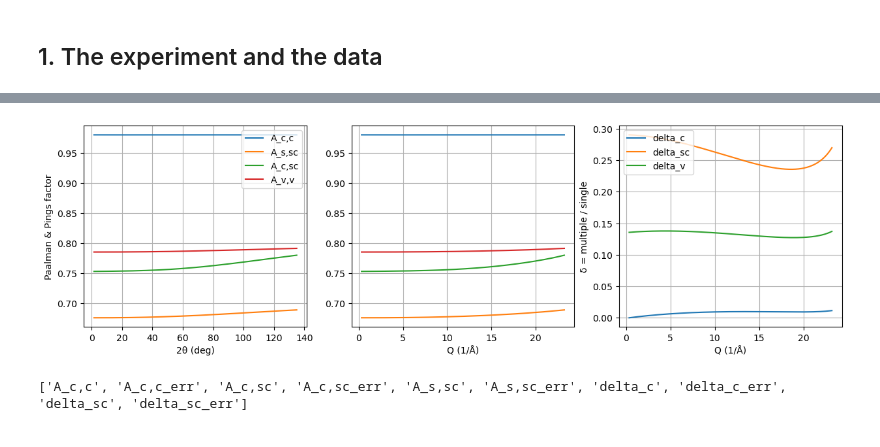
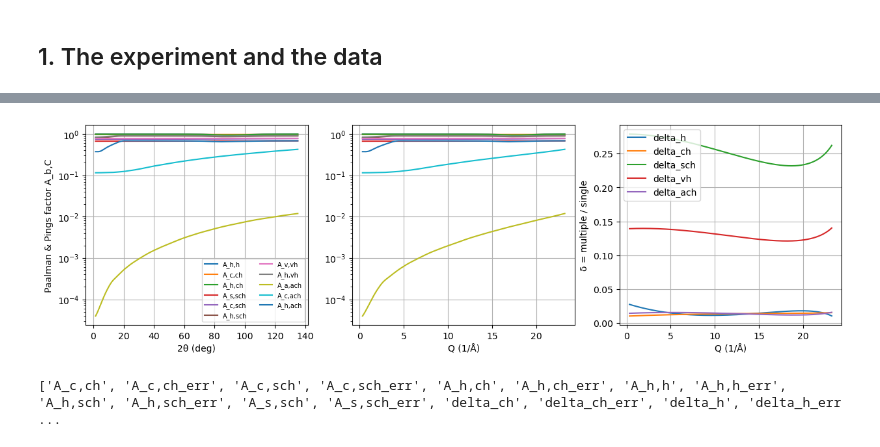
Before and after one commit to gabrielcuello/ToScaNA, a Jupyter notebook: example/D4_corrections_example.ipynb, the cells around one changed output, grey strips where cells are left out. Saved outputs shown, nothing was run; the diff lists cells and outputs as text; code cells hidden in the pictures.

```diff
--- a/example/D4_corrections_example.ipynb
+++ b/example/D4_corrections_example.ipynb
@@ -53,10 +78,9 @@ plt.rcParams.update({"figure.figsize": (12, 4), "axes.grid": True})
 with contextlib.redirect_stdout(io.StringIO()):          # Measurement prints a summary
     m = Measurement(getRunningParams("Ni_powder.par"))
 lam = m.wavelength
-names = {"sample": "I_SCE", "container": "I_CE", "environment": "I_E",
+names = {"environment": "I_E", "container": "I_CE", "sample": "I_SCE",
          "vanadium": "I_VE", "absorber": "I_ACE"}
 files = {k: f"data/{n}.{INPUT}" for k, n in names.items()}
-files["empty"] = files["environment"]                    # background: the empty environment
 
 data = {}
 for key, path in files.items():
@@ -122,19 +154,20 @@ P (b at/A^3 mm) : {'c': 0.07384, 's': 2.07611, 'v': 1.33812}
 # %%
 fig, ax = plt.subplots(1, 3, figsize=(15, 4))
-for key, a in {**fs.A, **fv.A}.items():
-    ax[0].plot(theta, a, label=key)
-    ax[1].plot(q, a, label=key)
-for key, d in {**fs.delta, **fv.delta}.items():
-    ax[2].plot(q, d, label=key)
-ax[0].set(xlabel="2θ (deg)", ylabel="Paalman & Pings factor"); ax[0].legend()
-ax[1].set(xlabel="Q (1/Å)"); ax[2].set(xlabel="Q (1/Å)", ylabel="δ = multiple / single"); ax[2].legend()
+for f in (fs, fv, fa):
+    for key, a in f.A.items():
+        ax[0].plot(theta, a, label=key)
+        ax[1].plot(q, a, label=key)
+    for key, d in f.delta.items():
+        ax[2].plot(q, d, label=key)
+ax[0].set(xlabel="2θ (deg)", ylabel="Paalman & Pings factor A_b,C", yscale="log"); ax[0].legend(fontsize=7, ncol=2)
+ax[1].set(xlabel="Q (1/Å)", yscale="log"); ax[2].set(xlabel="Q (1/Å)", ylabel="δ = multiple / single"); ax[2].legend()
 plt.show()
 
 for scale in ("q", "angle"):                       # factor files on both scales
-    fs.save(f"{RESULTS}/Ni_powder_sample_factors_{scale}.dat", scale=scale, heading=["sample set-up"])
-    fv.save(f"{RESULTS}/Ni_powder_vanadium_factors_{scale}.dat", scale=scale, heading=["vanadium set-up"])
-x, table = fs.table("q")                            # the same as arrays: x = Q, table["A_s,sc"], ...
+    for f, tag in ((fs, "sample"), (fv, "vanadium"), (fa, "absorber")):
+        f.save(f"{RESULTS}/Ni_powder_{tag}_factors_{scale}.dat", scale=scale, heading=[f"{tag} set-up"])
+x, table = fs.table("q")                            # the same as arrays: x = Q, table["A_s,sch"], ...
 print(sorted(table))
 # %% [output]
-[figure, old version]
+[figure, new version]
-['A_c,c', 'A_c,c_err', 'A_c,sc', 'A_c,sc_err', 'A_s,sc', 'A_s,sc_err', 'delta_c', 'delta_c_err', 'delta_sc', 'delta_sc_err']
+['A_c,ch', 'A_c,ch_err', 'A_c,sch', 'A_c,sch_err', 'A_h,ch', 'A_h,ch_err', 'A_h,h', 'A_h,h_err', 'A_h,sch', 'A_h,sch_err', 'A_s,sch', 'A_s,sch_err', 'delta_ch', 'delta_ch_err', 'delta_h', 'delta_h_err ...
```
Also changed, not shown: parts of 21 cells of this notebook, 24 other files.
